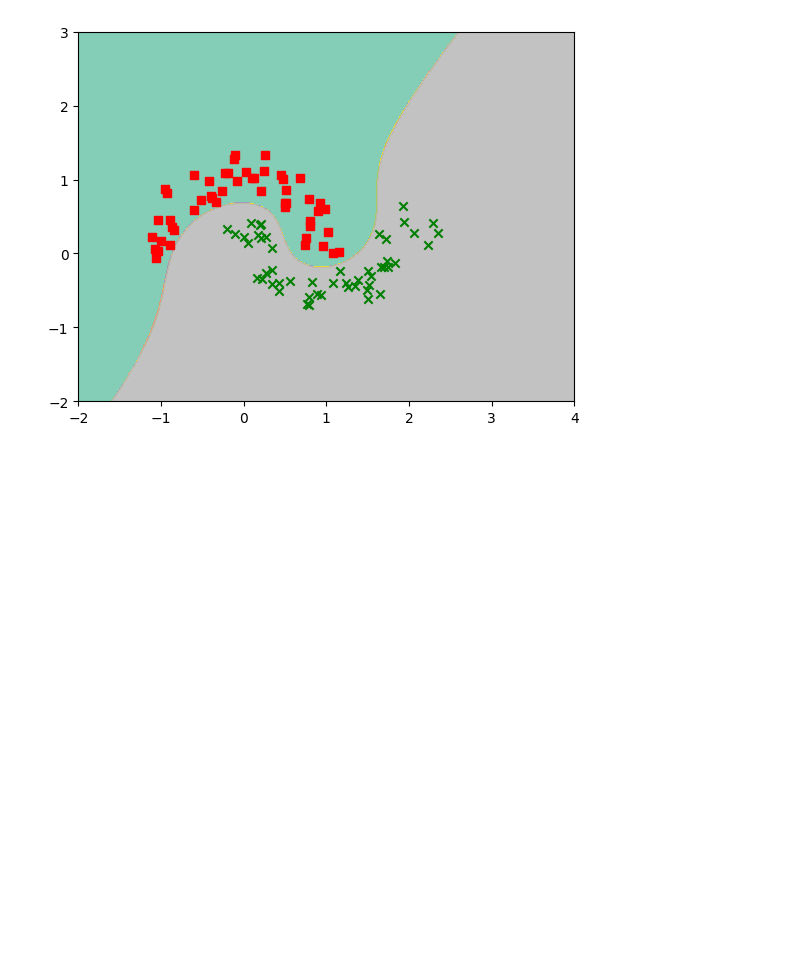
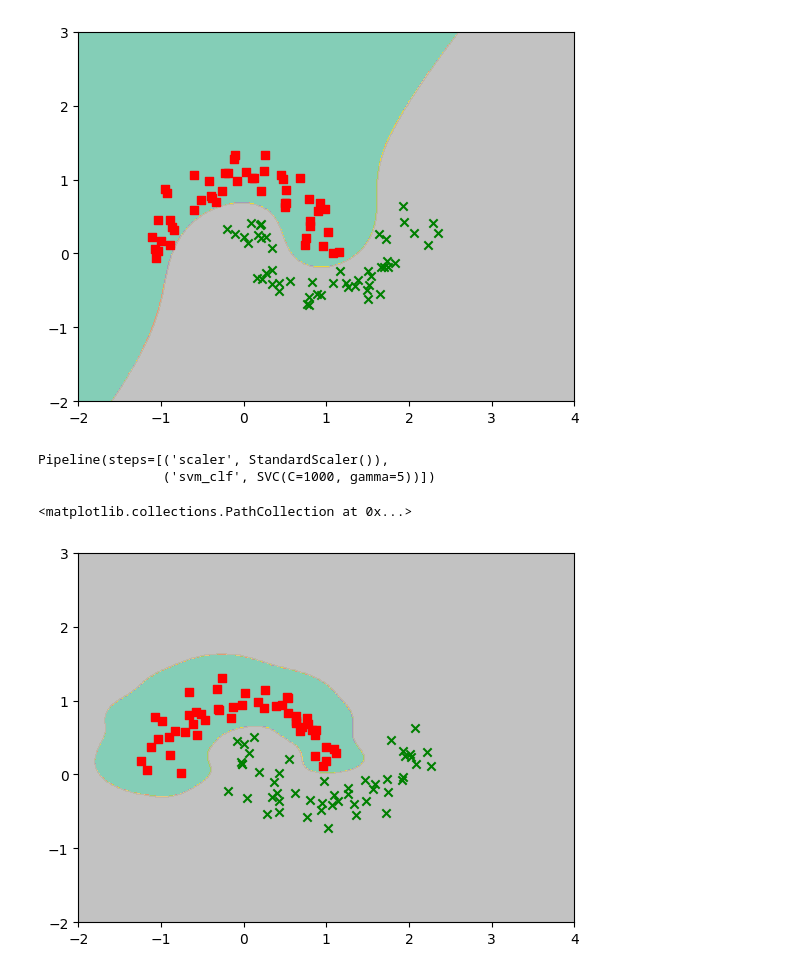
Before and after one commit to zqTheDesigner/reading_hands-on-machine-learning-with-scikit-learn-keras-tensorflow, a Jupyter notebook: CH-5 Support Vector Machine.ipynb, the cells around one changed output. Cells and saved outputs as stored; diff of their text form; code cells hidden in the pictures; blank space fills up the shorter version.

```diff
--- a/CH-5 Support Vector Machine.ipynb
+++ b/CH-5 Support Vector Machine.ipynb
@@ -123,3 +130,36 @@ plt.scatter(X[y==1,0],X[y==1,1], c='green', marker='x')
 # %% [output]
 <matplotlib.collections.PathCollection at 0x...>
 [figure]
+# %%
+rbf_kernel_svm_clf = Pipeline([
+    ("scaler", StandardScaler()),
+    ("svm_clf", SVC(kernel="rbf", gamma=5, C=1000))
+])
+
+rbf_kernel_svm_clf.fit(X, y)
+# %% [output]
+Pipeline(steps=[('scaler', StandardScaler()),
+                ('svm_clf', SVC(C=1000, gamma=5))])
+# %%
+# create a meshgrid of points spanning the range of the data
+# The first argument is X axis, the second argument is Y axis
+# The shape of linespace represent the start and end of the axis
+# It have to completely cover the range of data
+# The amount of data will decide how smooth the curve is, 200 is a good number
+xx, yy = np.meshgrid(np.linspace(-2, 4, 500).reshape(-1, 1),
+                      np.linspace(-2, 3, 500).reshape(-1, 1))
+
+# use the SVM classifier to predict the class of each point on the meshgrid
+# Lets say the xx and yy are 100 points each, Z will be 10,000 points
+Z = rbf_kernel_svm_clf.predict(np.c_[xx.ravel(), yy.ravel()])
+Z = Z.reshape(xx.shape)
+
+# plot the decision boundary and the training data
+plt.contourf(xx, yy, Z, alpha=0.8, cmap='Set2')
+
+# plot the data points on top of the decision boundary
+plt.scatter(X[y==0,0],X[y==0,1], c='red', marker='s')
+plt.scatter(X[y==1,0],X[y==1,1], c='green', marker='x')
+# %% [output]
+<matplotlib.collections.PathCollection at 0x...>
+[figure, added]
```
Also changed, not shown: parts of 2 cells of this notebook.
